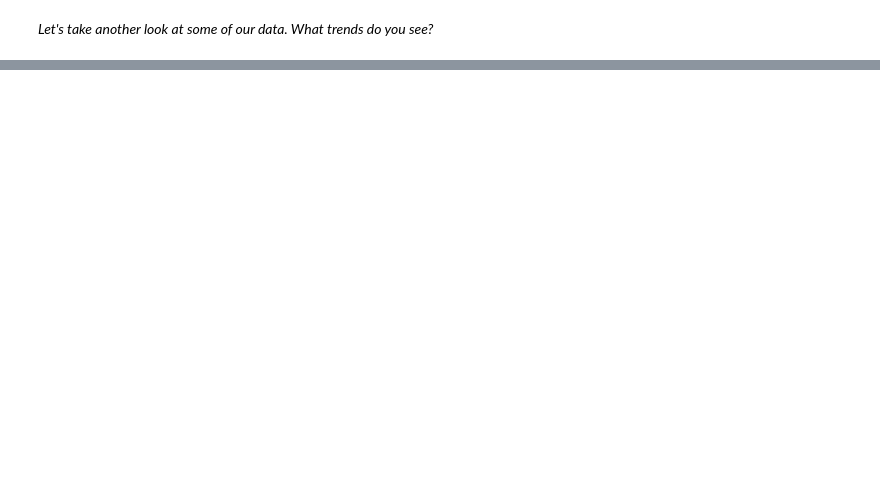
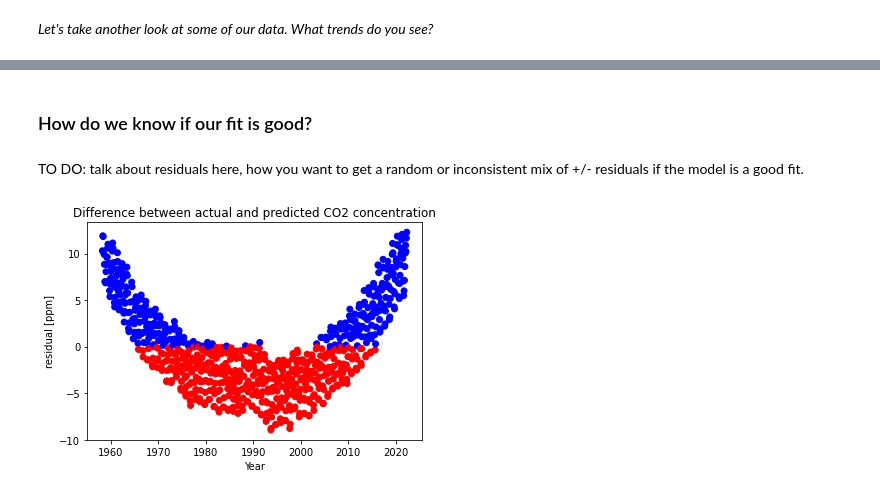
Before and after one commit to eileenrmartin/introClimateDataSci, a Jupyter notebook: intermediate_climate_data_analysis.ipynb, the cells around one changed output, grey strips where cells are left out. Cells and saved outputs as stored; diff of their text form; code cells hidden in the pictures; blank space fills up the shorter version.

```diff
--- a/intermediate_climate_data_analysis.ipynb
+++ b/intermediate_climate_data_analysis.ipynb
@@ -105,0 +208,6 @@ plt.show()
+# %%
+moreRecentData = data[data['Date'] > 1958]
+ax = moreRecentData.plot.scatter(x='Date',y='CO2[ppm]')
+ax.set_title("CO2 over time, zoomed into data since 1958")
+ax.set_xticklabels(ax.get_xticks(), rotation = 45)
+plt.show()
@@ -105,0 +218,8 @@ plt.show()
+# %%
+# Create an object that is capable of linear regression, but isn't connected to our data yet
+myLinearRegressor = lm.LinearRegression(fit_intercept=True)
+# cast the columns into the kind of arrays that Scikit Learn tools expect
+dateArray = moreRecentData['Date'].values.reshape(-1,1)
+CO2Array = moreRecentData['CO2[ppm]'].values.reshape(-1,1)
+# now fit the data
+myLinearRegressor.fit(dateArray,CO2Array)
@@ -105,0 +242,11 @@ plt.show()
+# %%
+# plot the original data as a scatter plot
+plt.scatter(dateArray,CO2Array,label='actual')
+# use the model to predict the linear trend
+CO2PredLinear = myLinearRegressor.predict(dateArray)
+plt.plot(dateArray,CO2PredLinear,color='r',label='predicted')
+plt.xlabel('Year')
+plt.ylabel('CO2[ppm]')
+plt.legend()
+plt.title('Recent CO2 concentration and linear')
+plt.show()
@@ -105,0 +255,21 @@ plt.show()
+# %% [markdown]
+### How do we know if our fit is good?
+# %% [markdown]
+TO DO: talk about residuals here, how you want to get a random or inconsistent mix of +/- residuals if the model is a good fit.
+# %%
+# calculate the difference between the actual and linearly predicted data
+residuals = CO2Array - CO2PredLinear
+# assign the color to be blue if the actual data was higher than predicted, red if lower
+colorArray = []
+for r in residuals:
+  if r > 0:
+    colorArray.append('b')
+  else:
+    colorArray.append('r')
+plt.scatter(dateArray,residuals,label='actual',color=colorArray)
+plt.ylabel('residual [ppm]')
+plt.xlabel('Year')
+plt.title('Difference between actual and predicted CO2 concentration')
+plt.show()
+# %% [output]
+[figure, added]
```
Also changed, not shown: parts of 32 cells of this notebook.
